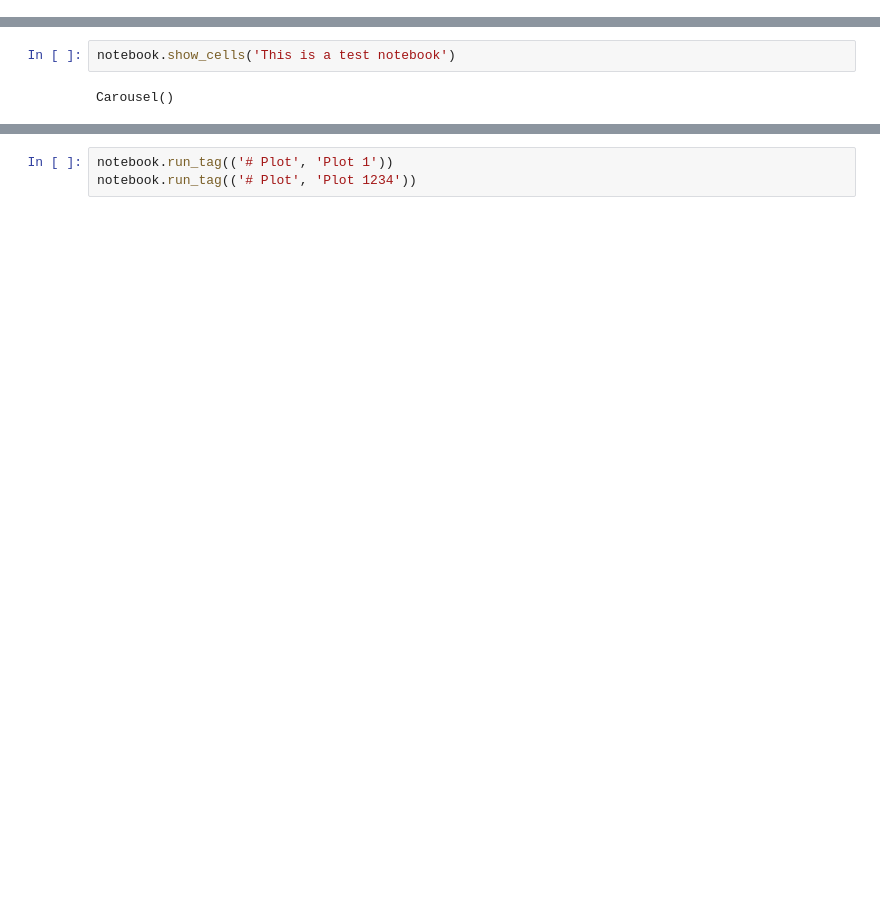
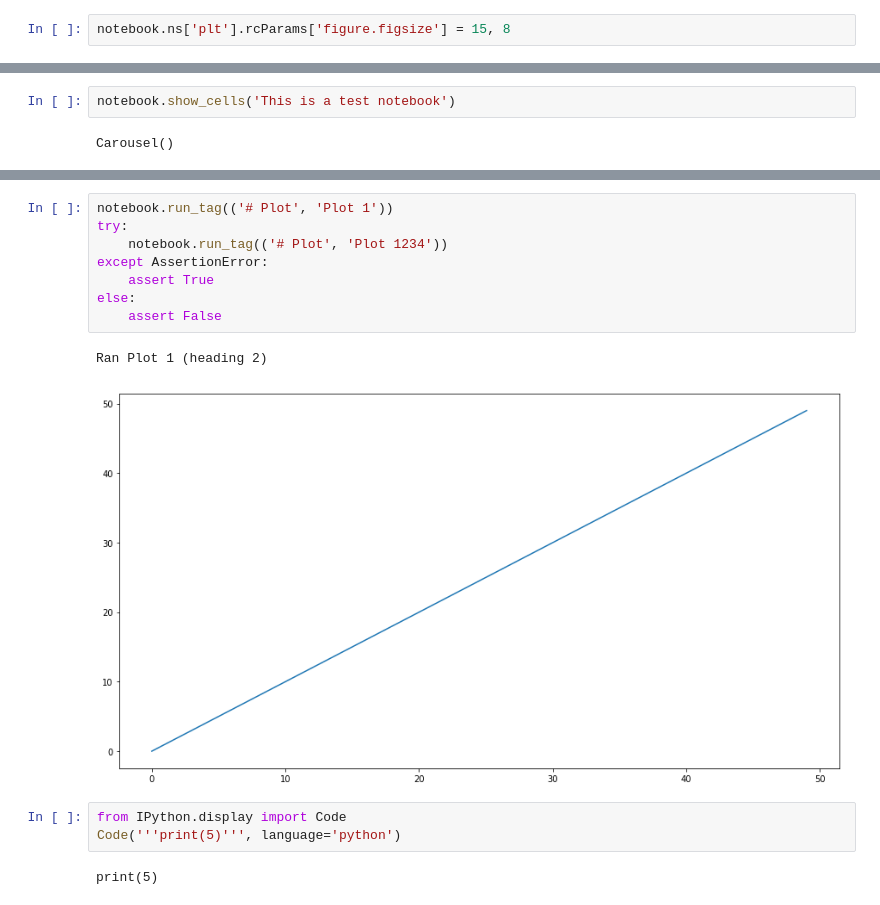
Before and after one commit to post2web/nbloader, a Jupyter notebook: tutorial/main.ipynb, the cells around one changed output, grey strips where cells are left out. Cells and saved outputs as stored; diff of their text form; blank space fills up the shorter version.

```diff
--- a/tutorial/main.ipynb
+++ b/tutorial/main.ipynb
@@ -207,5 +158,7 @@ plt.plot(x, label='plot 1');
 [figure]
 ... (5 outputs left out)
+# %%
+notebook.ns['plt'].rcParams['figure.figsize'] = 15, 8
 # %%
 tab = Tab()
 display(tab)
@@ -241,3 +206,16 @@ notebook.run_tag('Plot');
 # %%
 notebook.run_tag(('# Plot', 'Plot 1'))
-notebook.run_tag(('# Plot', 'Plot 1234'))
+try:
+    notebook.run_tag(('# Plot', 'Plot 1234'))
+except AssertionError:
+    assert True
+else:
+    assert False
+# %% [output]
+Ran Plot 1 (heading 2)
+[figure, added]
+# %%
+from IPython.display import Code
+Code('''print(5)''', language='python')
+# %% [output]
+print(5)
```
Also changed, not shown: parts of 4 cells of this notebook, 2 other files.
